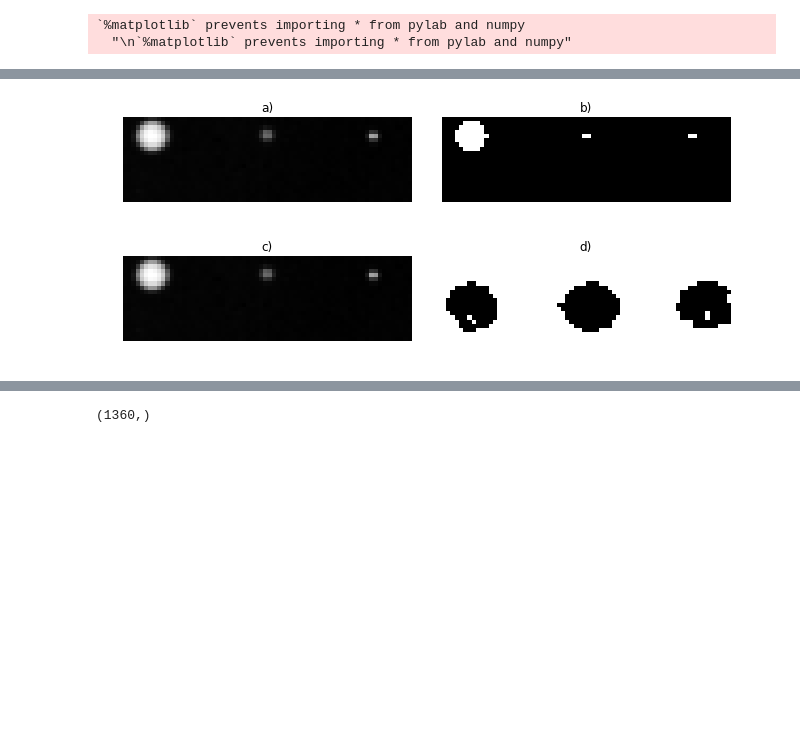
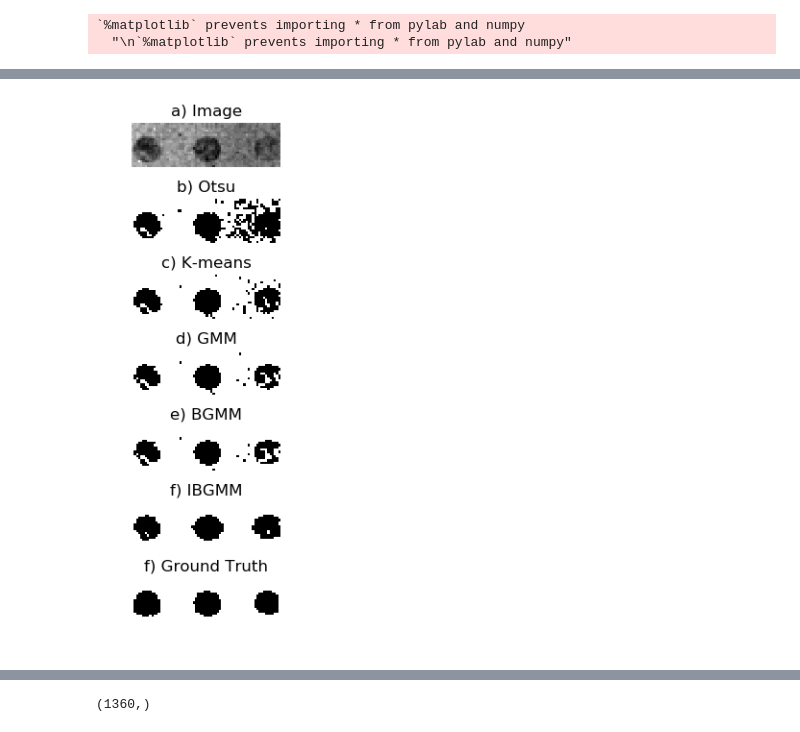
Before and after one commit to jerichooconnell/hdbscan, a Jupyter notebook: notebooks/Untitled.ipynb, the cells around one changed output, grey strips where cells are left out. Cells and saved outputs as stored; diff of their text form; code cells hidden in the pictures; blank space fills up the shorter version.

```diff
--- a/notebooks/Untitled.ipynb
+++ b/notebooks/Untitled.ipynb
@@ -900,5 +932,0 @@ def plot_hists(x,y,X,n,lab,ttl,load_file=False):
-# %%
-theta = np.pi/4
-rotmat = np.asarray([[np.cos(theta),-np.sin(theta)],[np.sin(theta),np.cos(theta)]])
-
-X[2] = np.matmul(X[2],rotmat)
@@ -919,8 +936,7 @@ from scipy import linalg
 
 def plot_cov(means, covariances,ax,ct = 'full'):
 
-    color_iter = itertools.cycle([
-                              'darkorange','cornflowerblue'])
+    color_iter = itertools.cycle(['#fc4f30','#008fd5'])
     print(covariances)
     for i, (mean, covar, color) in enumerate(zip(
             means, covariances, color_iter)):
@@ -1063,6 +1079,13 @@ def compare_2(bars_se,bars_pc,title='all',leg=['Single Energy','Spectral'],algo=
 # %%
 aic_2 = plot_results(0,0,0,1,cinds=[10],dinds=[0,1,2,3,4,5],return_weights=True,out=False,rng=4508)
 # %%
+
+plt.style.use('default')
+
+font = {'family' : 'serif'}
+
+plt.rc('font', **font)
+
 weight_0 = np.asarray(aic_2)[:,0]
 weight_1 = np.asarray(aic_2)[:,1]
 compare_2(weight_0,weight_1,title='weights',leg=['$1^{st}$ Component','$2^{nd}$ Component'],algo=False)
@@ -1644,6 +1765,11 @@ class I_gmm:
 I = I_gmm()
 %matplotlib inline
 # %%
+font = {'family' : 'serif',
+        'size'   : 22}
+
+plt.rc('font', **font)
+
 r = I.iterative_gmm(dataset='bb',savegif=True,title='01_good_run',
                 binary=True,mode='bgmm',nc = 3,v_and_1=True,
                 n_components=2,maxiter=20,thresh=0.9,ra = True)
@@ -1680,45 +1807,80 @@ from skimage import filters
 from skimage import exposure
 from scipy.ndimage import gaussian_filter
 
-labels_true = loadmat('2steel_mask.mat')['BW']
-M = loadmat('allsteel.mat')['Z'][:,0]
-camera = M
-camera = np.reshape(camera,(20,68),order="F")
-camera = gaussian_filter(camera,sigma=0.5)
+plt.style.use('default')
+np.random.seed(10)
+
+dataset = 'bb'
+
+X = loadmat('all'+dataset)['Z']
+label_true = loadmat('2'+dataset+'_mask')['BW']
+p = np.reshape(label_true, (20,68), order="F")
+
+for jj in range(0,6):
+    r2 = np.reshape(X[:,jj], (20,68), order="F")
+    X[:,jj] = np.reshape(gaussian(r2,sigma=0.5),20*68,order="F")
+
+X2 = PCA(n_components=2).fit_transform(X[:,1:])
+
+camera = X[:,0].reshape((20,68), order='F')
+
 val = filters.threshold_otsu(camera)
 
 hist, bins_center = exposure.histogram(camera)
 
-plt.figure(figsize=(9, 4))
-plt.subplot(221)
-plt.title('a)')
+km = cluster.MiniBatchKMeans(n_clusters=2).fit_predict(X[:,1:])
+km = km.reshape((20,68),order='F')
+
+gmm = mixture.GaussianMixture(n_components=2,covariance_type='spherical').fit_predict(X2)
+gmm = gmm.reshape((20,68),order='F')
+
+bgmm = mixture.BayesianGaussianMixture(n_components=2,covariance_type='spherical').fit_predict(X2)
+bgmm = bgmm.reshape((20,68),order='F')
+
+plt.figure(figsize=[2,7])
+plt.subplot(711)
+plt.title('a) Image')
 plt.imshow(camera, cmap='gray', interpolation='nearest')
 plt.axis('off')
-plt.subplot(222)
-plt.title('b)')
+plt.subplot(712)
+plt.title('b) Otsu')
 plt.imshow(-1*(camera < val), cmap='gray', interpolation='nearest')
 plt.axis('off')
-
-plt.subplot(223)
-plt.title('c)')
-plt.imshow(camera, cmap='gray', interpolation='nearest')
+plt.subplot(713)
+plt.title('c) K-means')
+plt.imshow(-1*km, cmap='gray', interpolation='nearest')
+plt.axis('off')
+plt.subplot(714)
+plt.title('d) GMM')
+plt.imshow(gmm, cmap='gray', interpolation='nearest')
+plt.axis('off')
+plt.subplot(715)
+plt.title('e) BGMM')
+plt.imshow(-1*bgmm, cmap='gray', interpolation='nearest')
 plt.axis('off')
 
-
-
-
-plt.subplot(224)
-plt.title('d)')
-plt.imshow(r, cmap='gray', interpolation='nearest')
+plt.subplot(716)
+plt.title('f) IBGMM')
+plt.imshow(-1*r, cmap='gray', interpolation='nearest')
 plt.axis('off')
 
+plt.subplot(717)
+plt.title('f) Ground Truth')
+plt.imshow(-1*p, cmap='gray', interpolation='nearest')
+plt.axis('off')
+
+plt.figure()
+ax = plt.subplot(111)
+
+out = mask_color_img(camera,abs(-1*km))
+#plot_composite(abs(-1*km),camera,ax)
 # plt.subplot(133)
 # plt.plot(bins_center, hist, lw=2)
 # plt.axvline(val, color='k', ls='--')
 
 plt.tight_layout()
 plt.show()
-#plt.savefig('../../clustering_figures/otsu.png')
+# plt.savefig('../../clustering_figures/otsu.png',dpi=300,format='png')
 
 homo1,comp1,vs1 = homogeneity_completeness_v_measure(
     labels_true.squeeze(), np.reshape(camera < val,(1360),order="F").squeeze())
@@ -1727 +1890 @@ print(vs1)
-[figure, old version]
+[figure, new version]
```
Also changed, not shown: parts of 26 cells of this notebook.
